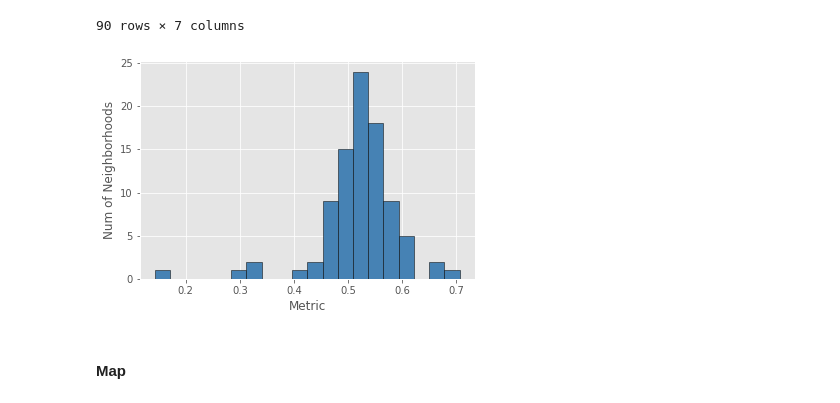
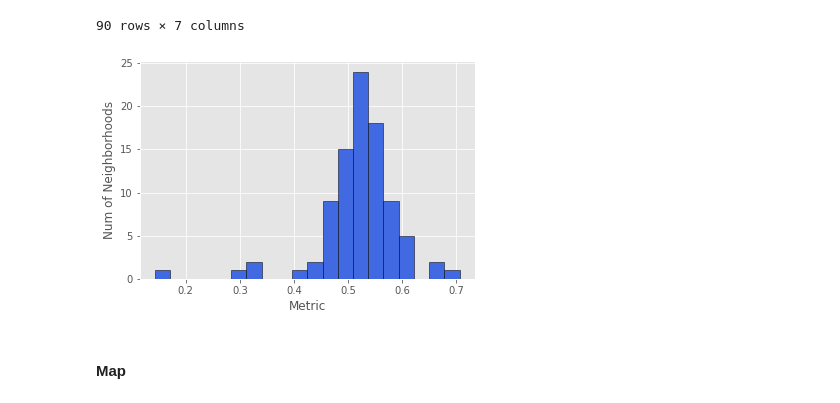
Before and after one commit to JaredBen28/PittBestNeighborhood, a Jupyter notebook: PresentationNotebook.ipynb, the cells around one changed output. Cells and saved outputs as stored; diff of their text form; code cells hidden in the pictures.

```diff
--- a/PresentationNotebook.ipynb
+++ b/PresentationNotebook.ipynb
@@ -90,12 +92,12 @@ neighborhood
 # %%
 fig, ax = plt.subplots()
 ax.set_ylabel('Num of Neighborhoods')
 ax.set_xlabel('Metric')
 plt.style.use('ggplot')
-plt.hist(neighborhood.metric, bins = 20, edgecolor = 'k', color = 'steelblue')
+plt.hist(neighborhood.metric, bins = 20, edgecolor = 'k', color = 'royalblue')
 plt.show()
 # %% [output]
-[figure, old version]
+[figure, new version]
 # %% [markdown]
 #### Map
 # %%
```
Also changed, not shown: parts of 2 cells of this notebook.
